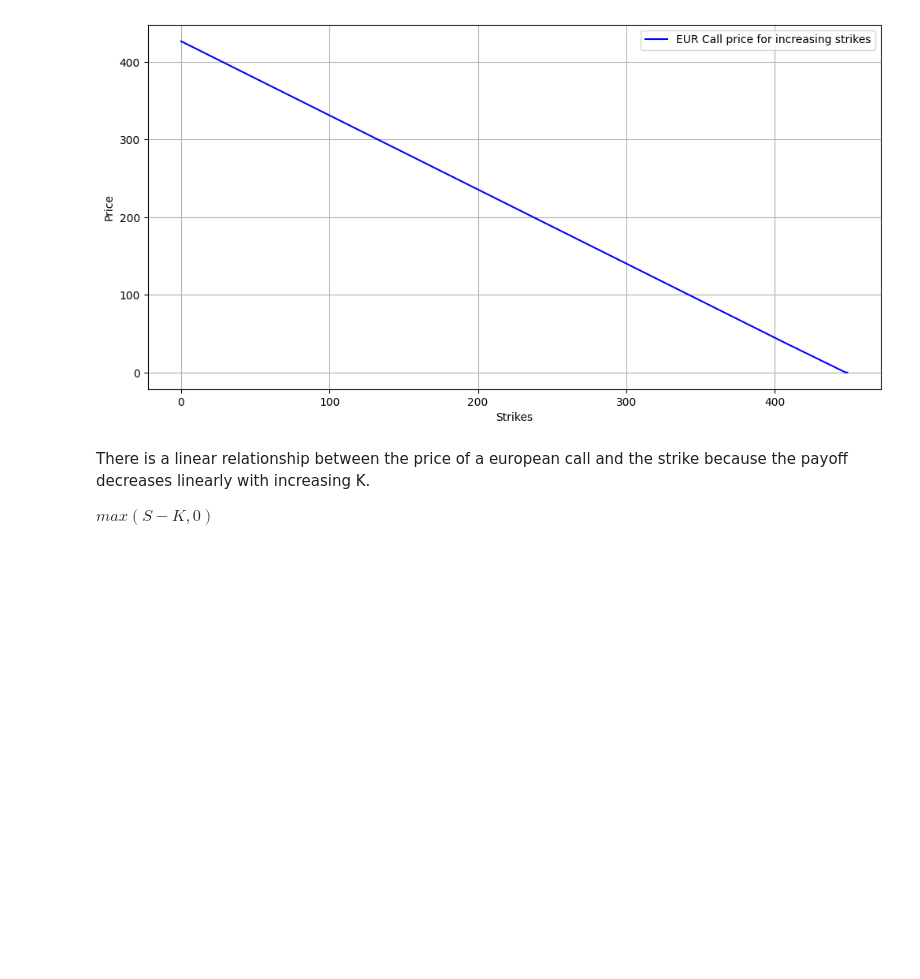
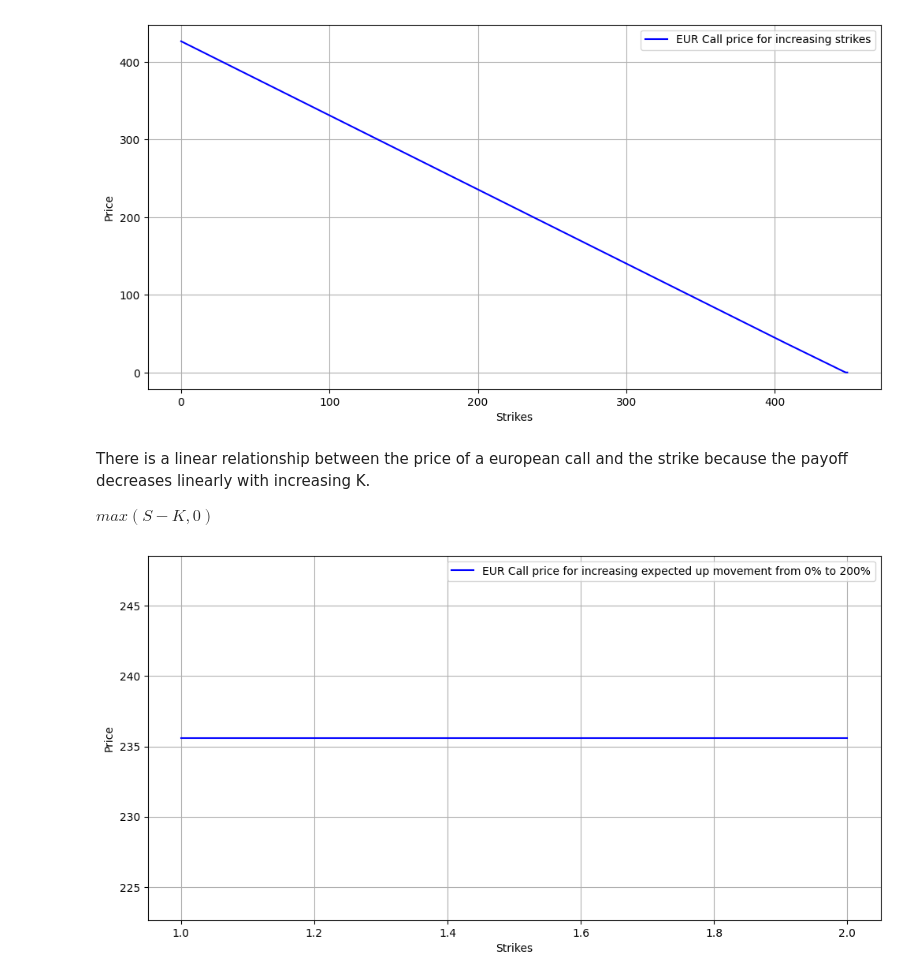
Before and after one commit to Smael-olk/Option_Pricing, a Jupyter notebook: binomial_model/One_period.ipynb, the cells around one changed output. Drawn from its saved outputs; the diff is of its cells as text; code cells hidden in the pictures; blank space fills up the shorter version.

```diff
--- a/binomial_model/One_period.ipynb
+++ b/binomial_model/One_period.ipynb
@@ -138,3 +138,21 @@ plt.show()
 There is a linear relationship between the price of a european call and the strike because the payoff decreases linearly with increasing K.
 
 $max(S-K,0)$
+# %%
+## Plotting price for different strikes from 430 to 450
+S0 = tsla_prices[-1]
+K = 430 # Strike price
+u = 1.05   # Up factor
+d = 0.9   # Down factor
+r = 0.0477  # Risk-free rate
+L=np.linspace(1, 2, num=50, endpoint=True)
+P=[binomial_option_price(S0, K, u, d, r) for u in L]
+plt.figure(figsize=(12, 6))
+plt.plot(L, P, label="EUR Call price for increasing expected up movement from 0% to 200%", color="blue")
+plt.xlabel("Strikes")
+plt.ylabel("Price")
+plt.legend()
+plt.grid()
+plt.show()
+# %% [output]
+[figure, added]
```
